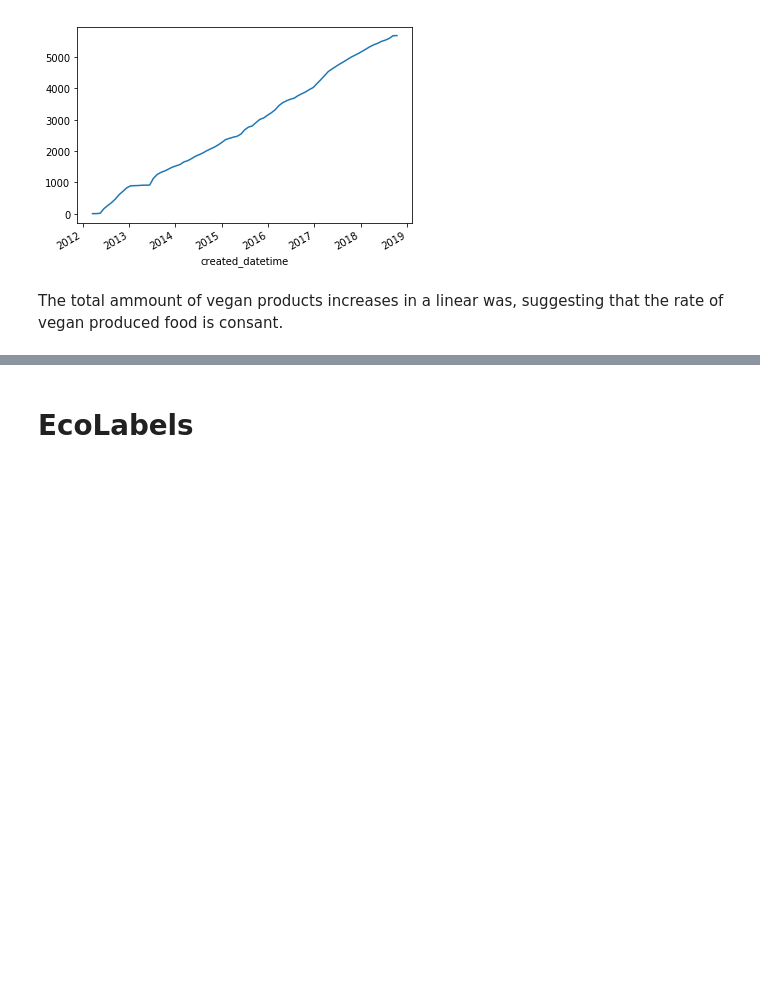
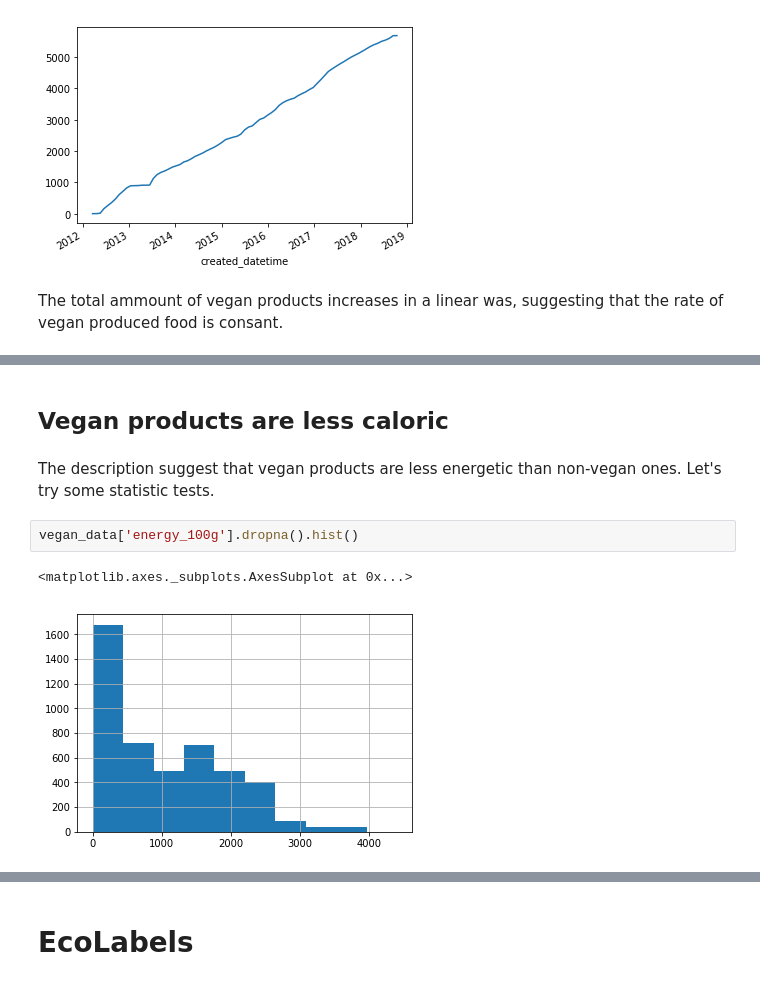
Before and after one commit to lanzrein/ada_project, a Jupyter notebook: Milestone2.ipynb, the cells around one changed output, grey strips where cells are left out. Cells and saved outputs as stored; diff of their text form; blank space fills up the shorter version.

Commit message:
stat test categories for vegan part

```diff
--- a/Milestone2.ipynb
+++ b/Milestone2.ipynb
@@ -522,0 +554,9 @@ The total ammount of vegan products increases in a linear was, suggesting that t
+# %% [markdown]
+## Vegan products are less caloric
+# %% [markdown]
+The description suggest that vegan products are less energetic than non-vegan ones. Let's try some statistic tests.
+# %%
+vegan_data['energy_100g'].dropna().hist()
+# %% [output]
+<matplotlib.axes._subplots.AxesSubplot at 0x...>
+[figure, added]
```
Also changed, not shown: parts of 8 cells of this notebook.
